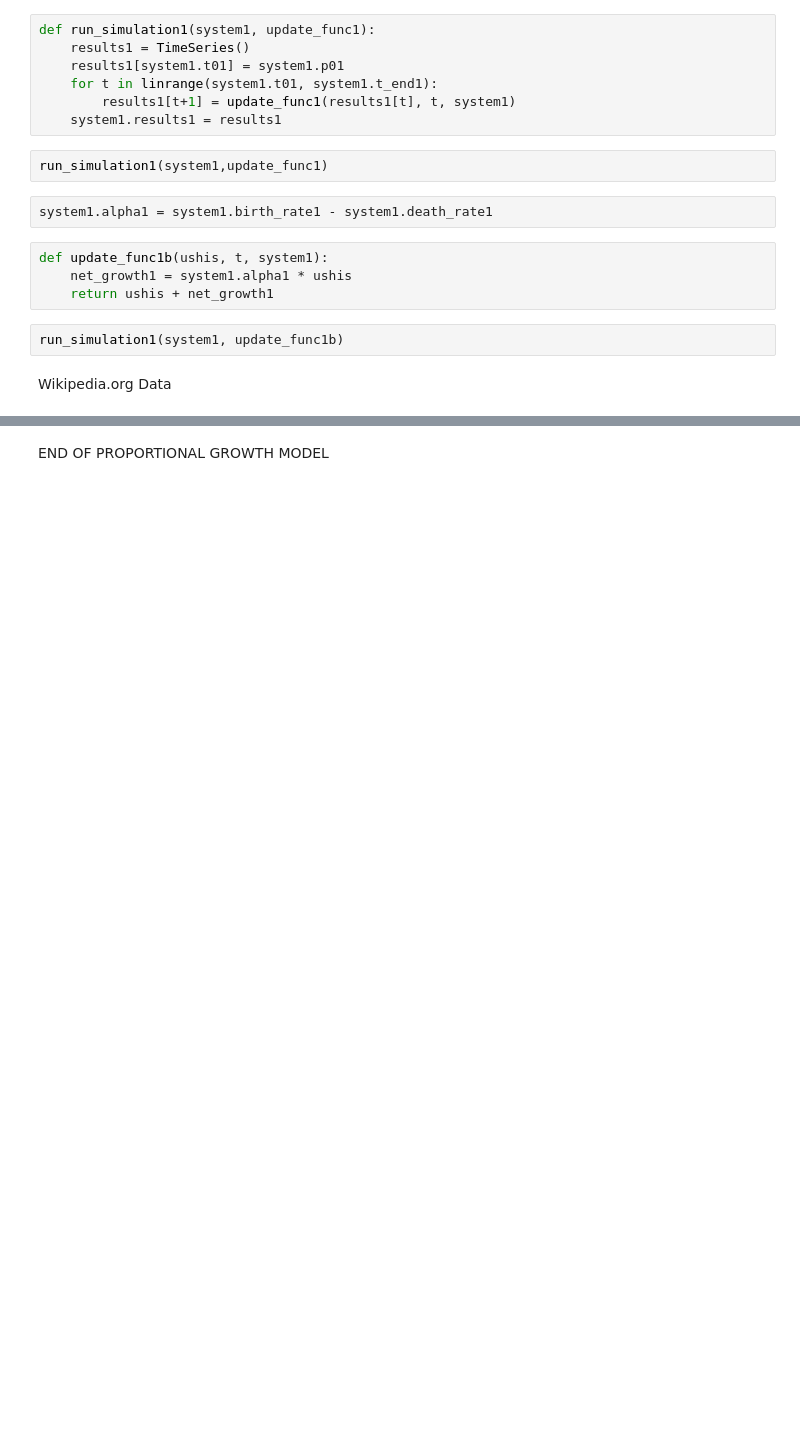
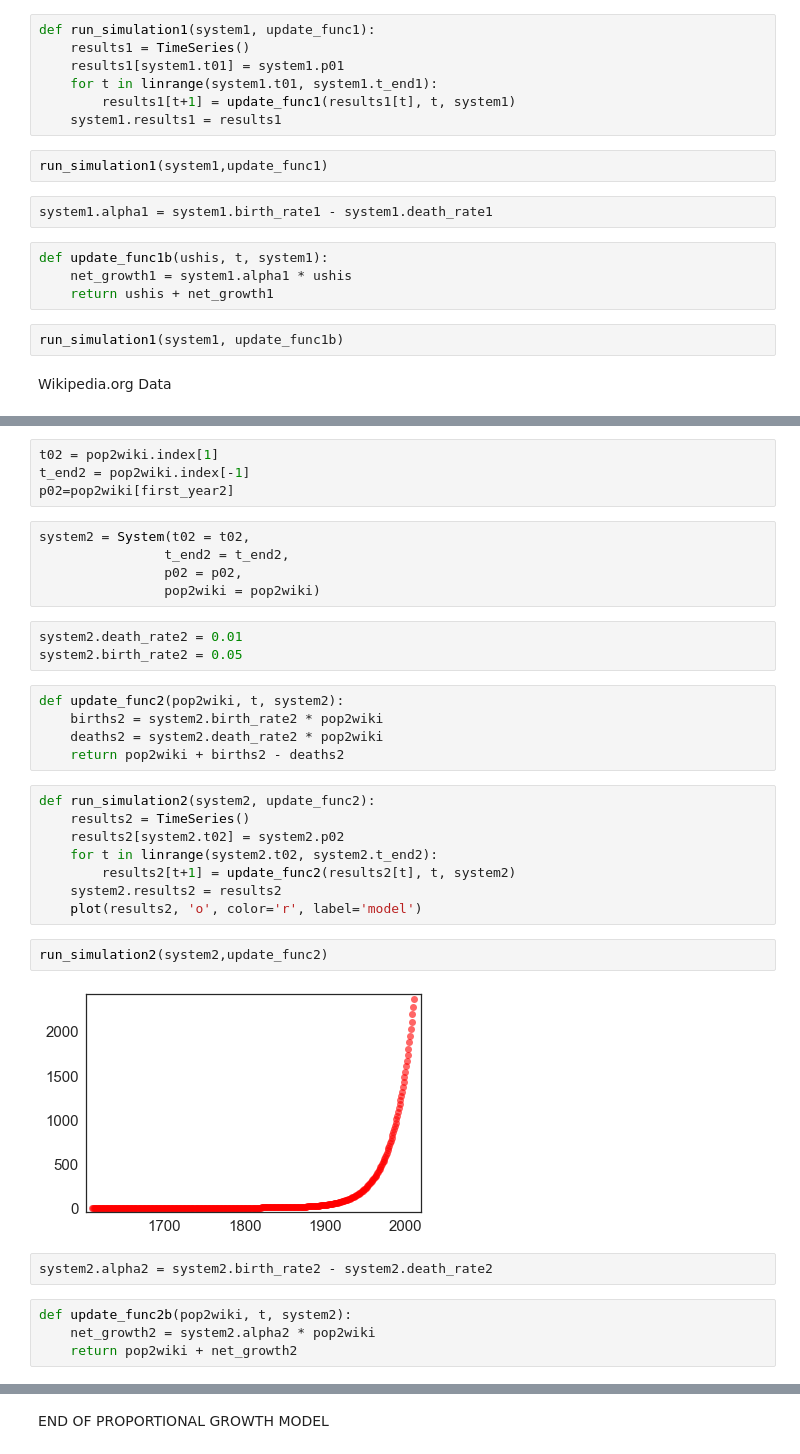
Before and after one commit to elizabethtawes/ModSimProject1, a Jupyter notebook: US+Population+Model-ProportionalGrowth.ipynb, the cells around one changed output, grey strips where cells are left out. Saved outputs shown, nothing was run; the diff lists cells and outputs as text; blank space fills up the shorter version.

```diff
--- a/US+Population+Model-ProportionalGrowth.ipynb
+++ b/US+Population+Model-ProportionalGrowth.ipynb
@@ -225,0 +192,35 @@ run_simulation(system, update_func1b)
+# %%
+t02 = pop2wiki.index[1]
+t_end2 = pop2wiki.index[-1]
+p02=pop2wiki[first_year2]
+# %%
+system2 = System(t02 = t02,
+                t_end2 = t_end2,
+                p02 = p02,
+                pop2wiki = pop2wiki)
+# %%
+system2.death_rate2 = 0.01
+system2.birth_rate2 = 0.05
+# %%
+def update_func2(pop2wiki, t, system2):
+    births2 = system2.birth_rate2 * pop2wiki
+    deaths2 = system2.death_rate2 * pop2wiki
+    return pop2wiki + births2 - deaths2
+# %%
+def run_simulation2(system2, update_func2):
+    results2 = TimeSeries()
+    results2[system2.t02] = system2.p02
+    for t in linrange(system2.t02, system2.t_end2):
+        results2[t+1] = update_func2(results2[t], t, system2)
+    system2.results2 = results2
+    plot(results2, 'o', color='r', label='model')
+# %%
+run_simulation2(system2,update_func2)
+# %% [output]
+[figure, added]
+# %%
+system2.alpha2 = system2.birth_rate2 - system2.death_rate2
+# %%
+def update_func2b(pop2wiki, t, system2):
+    net_growth2 = system2.alpha2 * pop2wiki
+    return pop2wiki + net_growth2
```
Also changed, not shown: parts of 12 cells of this notebook, 2 other files.
